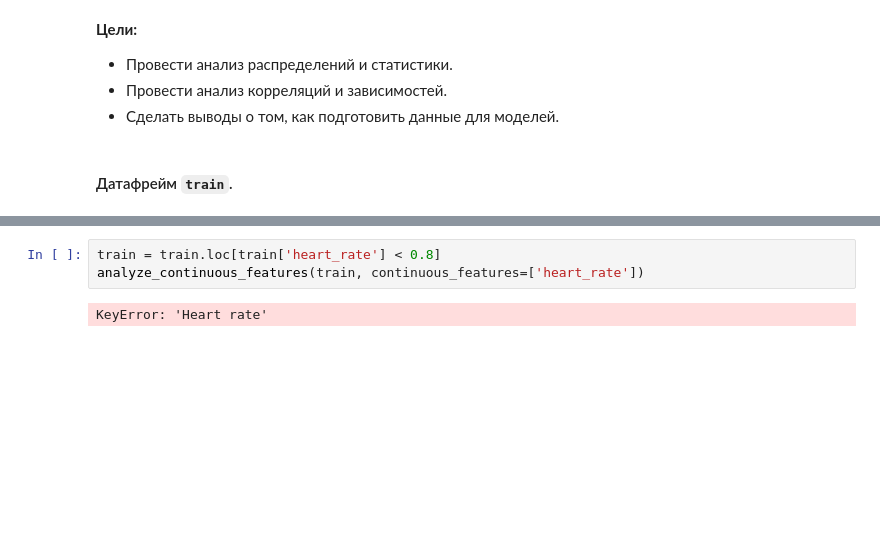
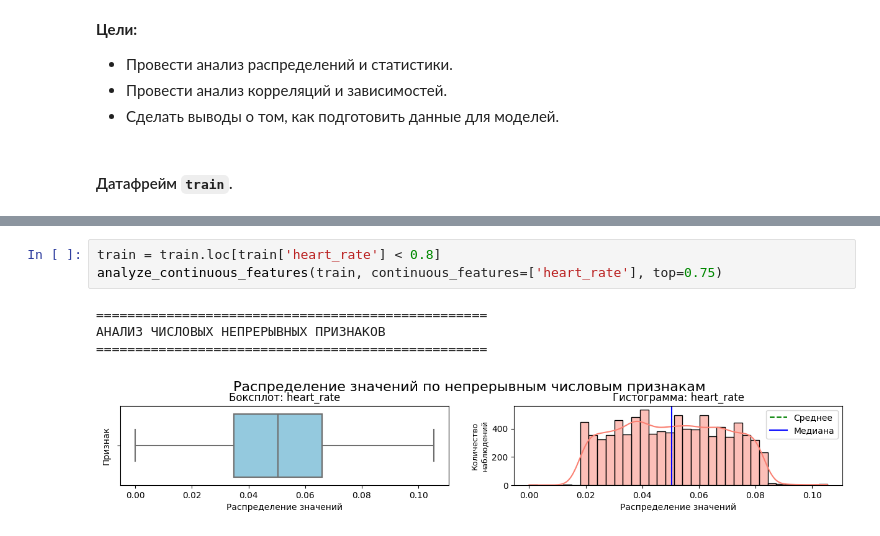
Before and after one commit to madLary/practicum-workshop-cvd-model, a Jupyter notebook: workshop-cdv-research.ipynb, the cells around one changed output, grey strips where cells are left out. Drawn from its saved outputs; the diff is of its cells as text; blank space fills up the shorter version.

```diff
--- a/workshop-cdv-research.ipynb
+++ b/workshop-cdv-research.ipynb
@@ -888,8 +889,11 @@ analyze_continuous_features(train, continuous_features=['age',
 # %%
 train = train.loc[train['heart_rate'] < 0.8]
-analyze_continuous_features(train, continuous_features=['heart_rate'])
+analyze_continuous_features(train, continuous_features=['heart_rate'], top=0.75)
 # %% [output]
-KeyError: 'Heart rate'
+==================================================
+АНАЛИЗ ЧИСЛОВЫХ НЕПРЕРЫВНЫХ ПРИЗНАКОВ
+==================================================
+[figure, added]
 # %%
 analyze_two_contonuous_features(train, X='heart_rate', Y='income')
 # %% [output]
```
Also changed, not shown: parts of 2 cells of this notebook.
